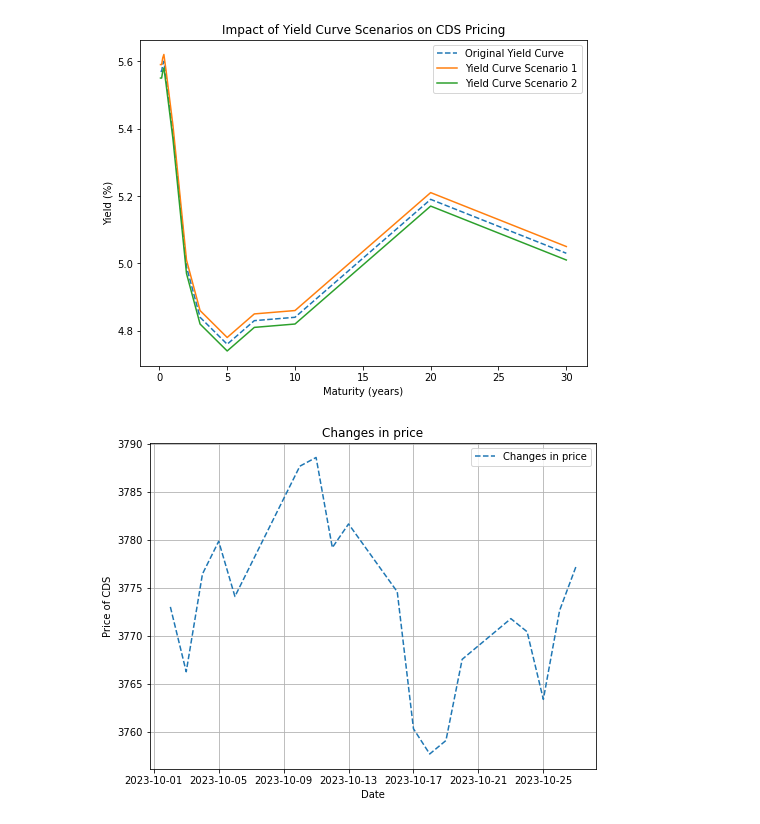
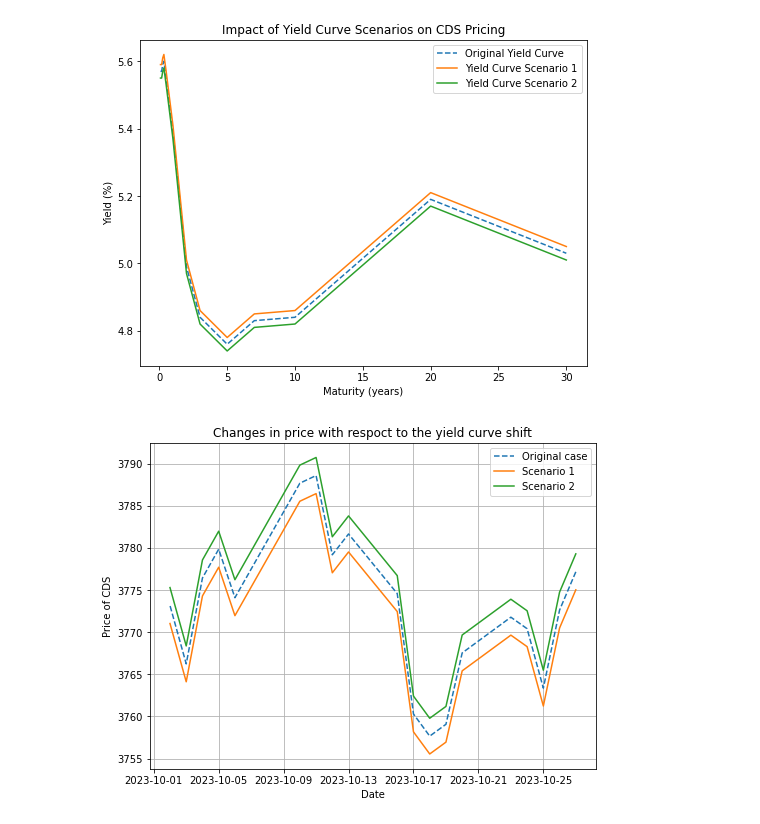
Before and after one commit to jakubs692/Quantitative-Finance, a Jupyter notebook: CDS_pricing_1_notebook.ipynb, the cells around one changed output. Drawn from its saved outputs; the diff is of its cells as text; code cells hidden in the pictures.

```diff
--- a/CDS_pricing_1_notebook.ipynb
+++ b/CDS_pricing_1_notebook.ipynb
@@ -69,9 +69,9 @@ num_rates_2 = [num_rates[0][i] - (delta / 1000) for i in range(0, len(maturities
 yield_curve_1 = CubicSpline(num_mat, num_rates_1, axis=0, extrapolate=None)   # Shift the curve up by delta basis points
 yield_curve_2 = CubicSpline(num_mat, num_rates_2, axis=0, extrapolate=None)   # Shift the curve down by delta basis points
 
-# function to creeate yield curve for a given day 'j'
-def yield_curve_maker(num_rates, j):
-    num_rates_j = [num_rates[j][i]for i in range(0, len(maturities))]
+# function to creeate yield curve for a given day 'j' shifted by a 'delta' basis points
+def daily_yield_curve(num_rates, j, delta):
+    num_rates_j = [num_rates[j][i] + (delta / 1000) for i in range(0, len(maturities))]
     yield_curve_j = CubicSpline(num_mat, num_rates_j, axis=0, extrapolate=None)
     return yield_curve_j
 # %%
@@ -141,11 +141,11 @@ def calculate_implied_spread(cds_market_price, notional, recovery_rate,  credit_
 
     return implied_spread
 # %%
-# Function to calculate prices for diffferent days
-def time_change_of_price(num_rates, notional, spread, recovery_rate, credit_events):
+# Function to calculate prices for different days with daily yield curve shifted by 'delta' basis points
+def time_change_of_price(num_rates, notional, spread, recovery_rate, credit_events, delta):
     price=[]
     for i in range (0, len(treasury_dates)):
-        yield_curve_i = yield_curve_maker(num_rates, i)
+        yield_curve_i = daily_yield_curve(num_rates, i, delta)
         price.append(cds_present_value_calculation(notional, spread, recovery_rate, credit_events, yield_curve_i))
 
     return price
@@ -183,16 +197,17 @@ plt.show()
 # %% [output]
 [figure]
 # %%
-# Ploting change of price during considered timeframe (length of frame <<< period between payments),
-# taking into consideration differences in yield curves
+# Impact of shifting yield curve on CDS price
 
 plt.figure(figsize=(8, 6))
-plt.plot(treasury_dates, time_change_of_price(num_rates, notional, spread, recovery_rate, credit_events), label='Changes in price', linestyle='--')
+plt.plot(treasury_dates, time_change_of_price(num_rates, notional, spread, recovery_rate, credit_events, 0), label='Original case', linestyle='--')
+plt.plot(treasury_dates, time_change_of_price(num_rates, notional, spread, recovery_rate, credit_events, delta), label='Scenario 1')
+plt.plot(treasury_dates, time_change_of_price(num_rates, notional, spread, recovery_rate, credit_events, -delta), label='Scenario 2' )
 plt.xlabel('Date')
 plt.ylabel('Price of CDS')
-plt.title('Changes in price')
+plt.title('Changes in price with respect to the yield curve shift')
 plt.grid(True)
 plt.legend()
 plt.show()
 # %% [output]
-[figure, old version]
+[figure, new version]
```
Also changed, not shown: parts of 3 cells of this notebook.
